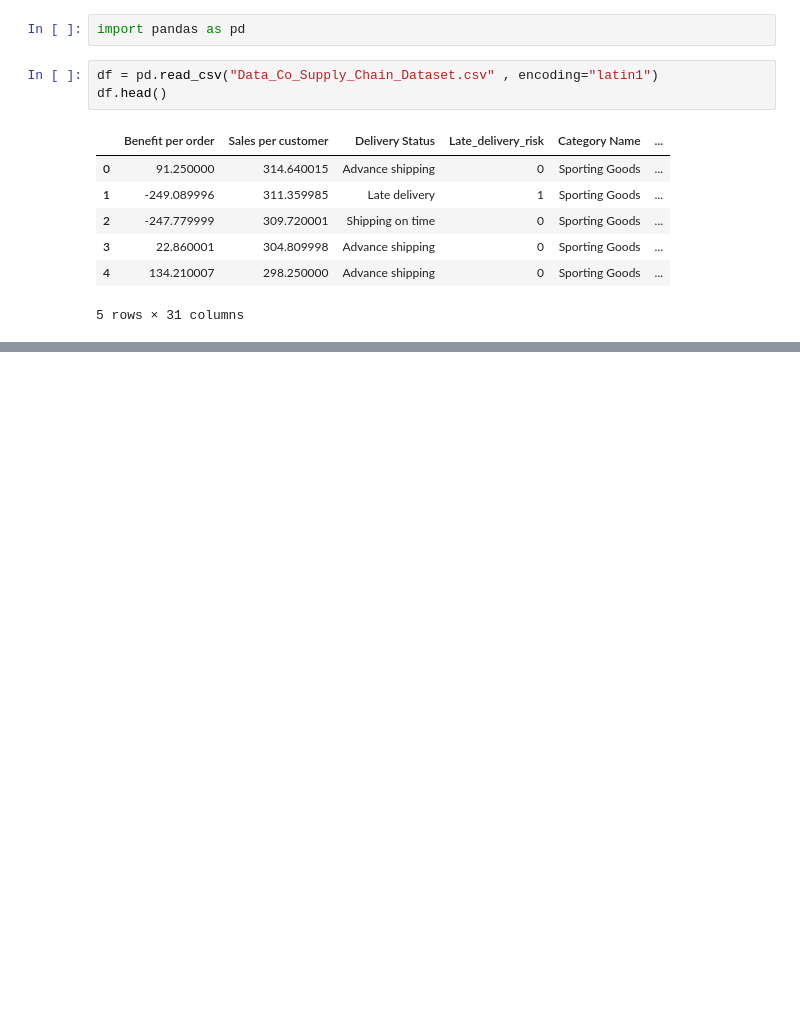
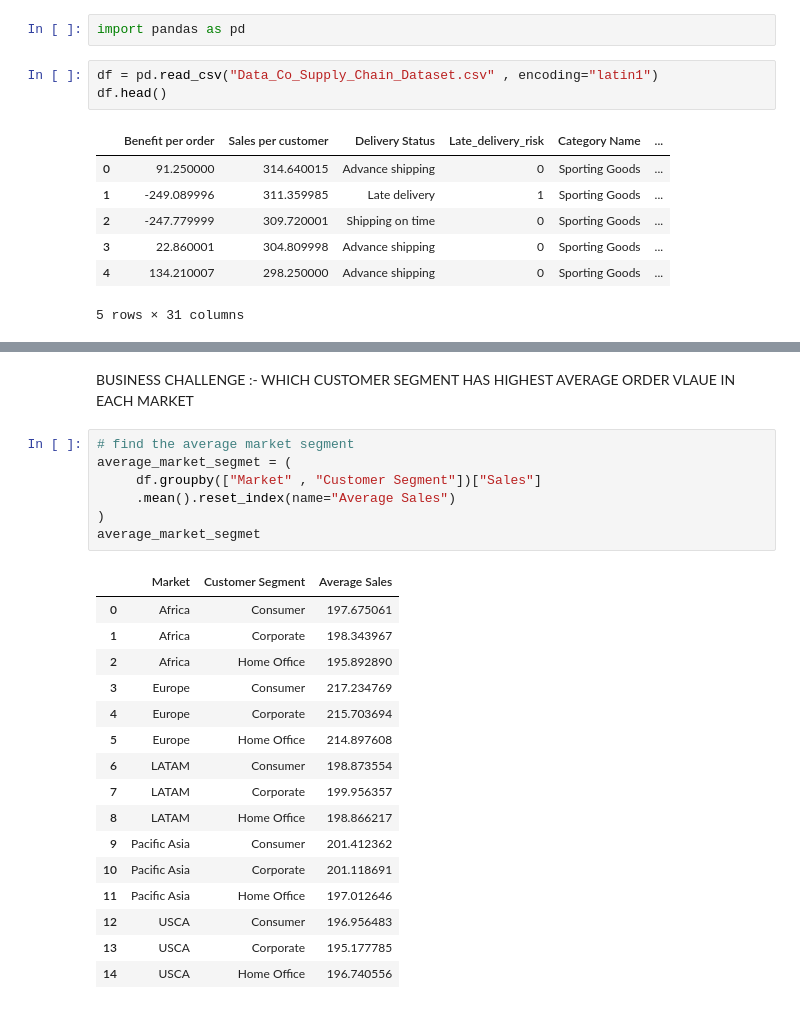
Before and after one commit to ivaibhavpawar1045/Python-Data-Analytics, a Jupyter notebook: 18_advanced_groupby_and_analysis/advanced_analysis.ipynb, the cells around one changed output, grey strips where cells are left out. Drawn from its saved outputs; the diff is of its cells as text; blank space fills up the shorter version.

```diff
--- a/18_advanced_groupby_and_analysis/advanced_analysis.ipynb
+++ b/18_advanced_groupby_and_analysis/advanced_analysis.ipynb
@@ -15,0 +171,27 @@ df.head()
+# %% [markdown]
+BUSINESS CHALLENGE :-
+                    WHICH CUSTOMER SEGMENT HAS HIGHEST AVERAGE ORDER VLAUE IN EACH MARKET
+# %%
+# find the average market segment
+average_market_segmet = (
+     df.groupby(["Market" , "Customer Segment"])["Sales"]
+     .mean().reset_index(name="Average Sales")
+)
+average_market_segmet
+# %% [output]
+|  | Market | Customer Segment | Average Sales |
+| 0 | Africa | Consumer | 197.675061 |
+| 1 | Africa | Corporate | 198.343967 |
+| 2 | Africa | Home Office | 195.892890 |
+| 3 | Europe | Consumer | 217.234769 |
+| 4 | Europe | Corporate | 215.703694 |
+| 5 | Europe | Home Office | 214.897608 |
+| 6 | LATAM | Consumer | 198.873554 |
+| 7 | LATAM | Corporate | 199.956357 |
+| 8 | LATAM | Home Office | 198.866217 |
+| 9 | Pacific Asia | Consumer | 201.412362 |
+| 10 | Pacific Asia | Corporate | 201.118691 |
+| 11 | Pacific Asia | Home Office | 197.012646 |
+| 12 | USCA | Consumer | 196.956483 |
+| 13 | USCA | Corporate | 195.177785 |
+| 14 | USCA | Home Office | 196.740556 |
```
Also changed, not shown: parts of 16 cells of this notebook.
